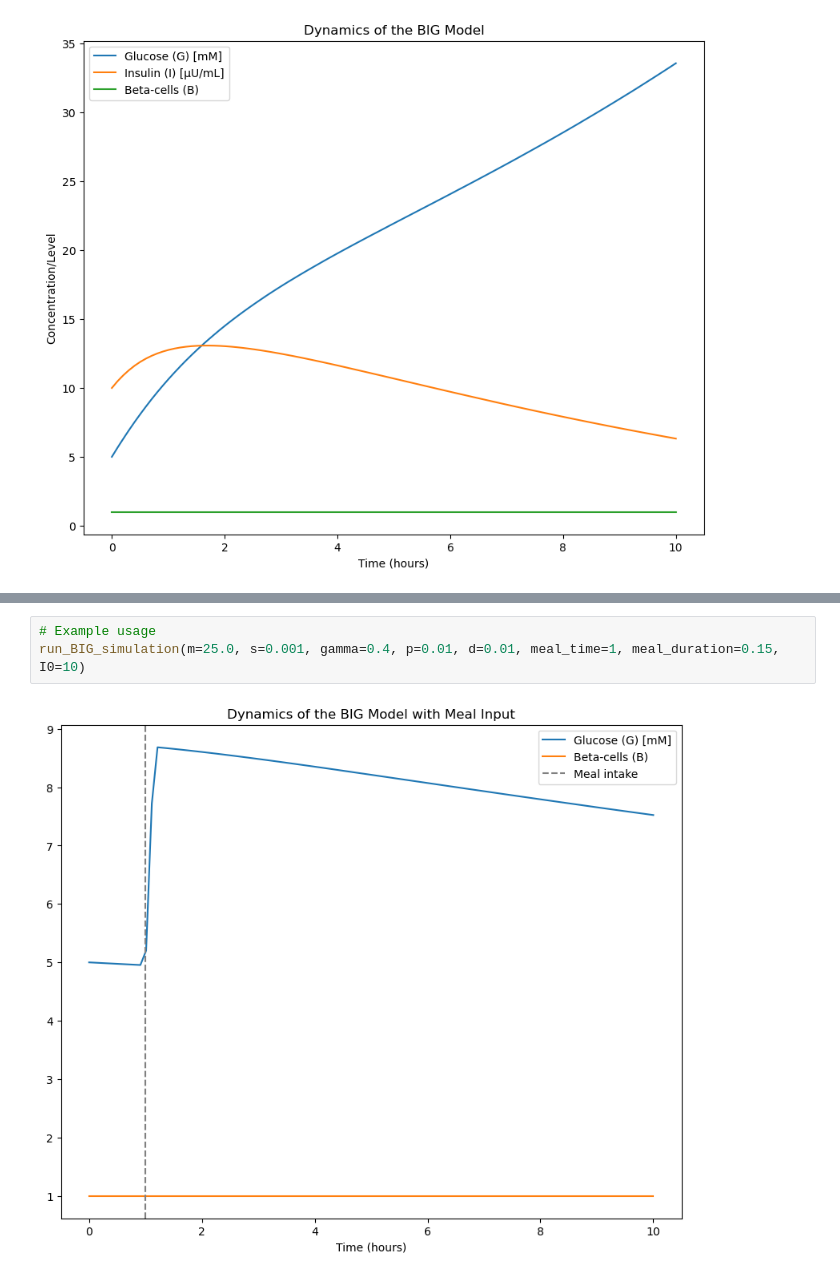
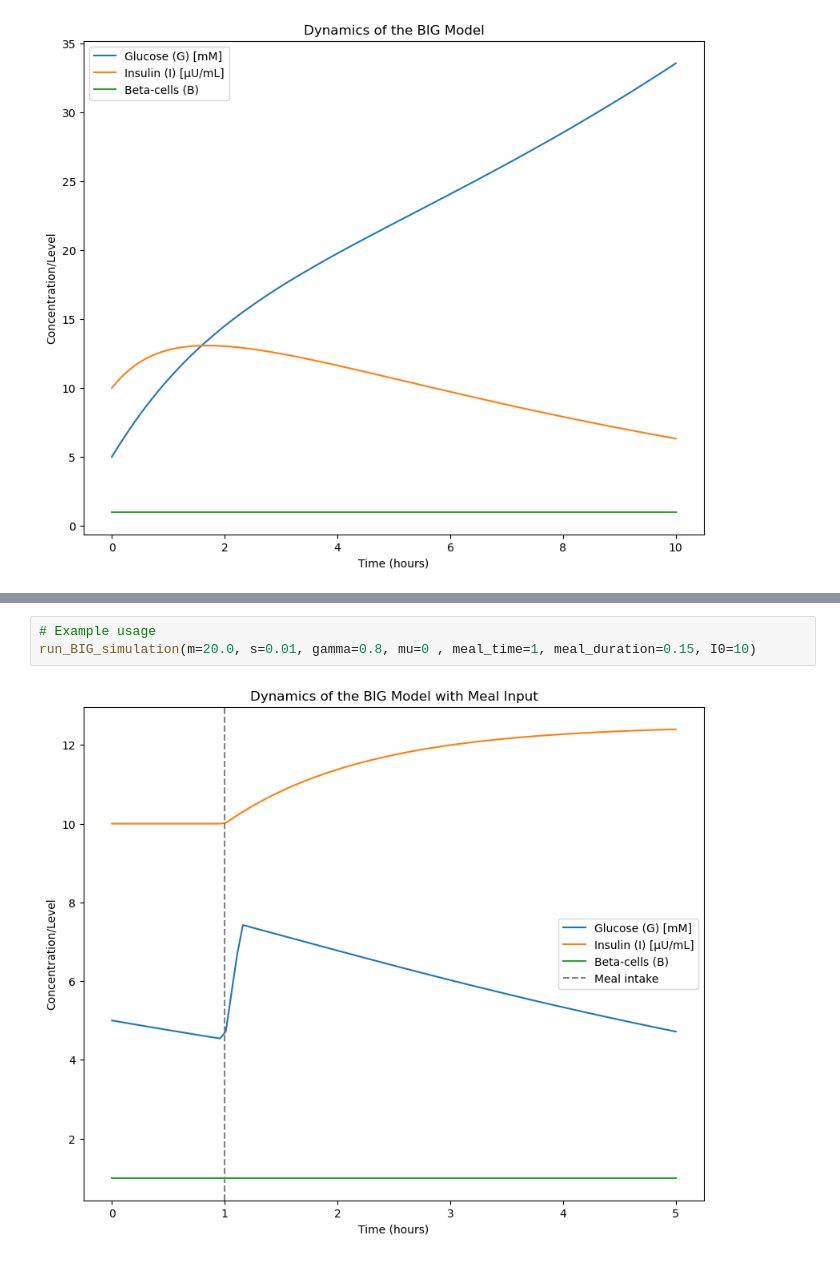
Before and after one commit to amoyag/practicas_biofisica, a Jupyter notebook: session4_theBIGmodel.ipynb, the cells around one changed output, grey strips where cells are left out. Drawn from its saved outputs; the diff is of its cells as text.

```diff
--- a/session4_theBIGmodel.ipynb
+++ b/session4_theBIGmodel.ipynb
@@ -243,6 +275,6 @@ def run_BIG_simulation(m, s, gamma, p, d, meal_time, meal_duration, I0):
     plt.show()
 # %%
 # Example usage
-run_BIG_simulation(m=25.0, s=0.001, gamma=0.4, p=0.01, d=0.01, meal_time=1, meal_duration=0.15, I0=10)
+run_BIG_simulation(m=20.0, s=0.01, gamma=0.8, mu=0 , meal_time=1, meal_duration=0.15, I0=10)
 # %% [output]
-[figure, old version]
+[figure, new version]
```
Also changed, not shown: parts of 20 cells of this notebook.
